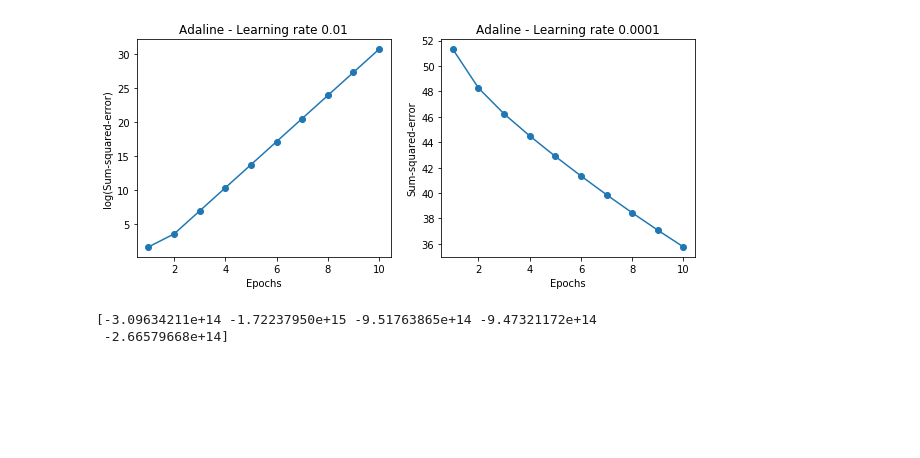
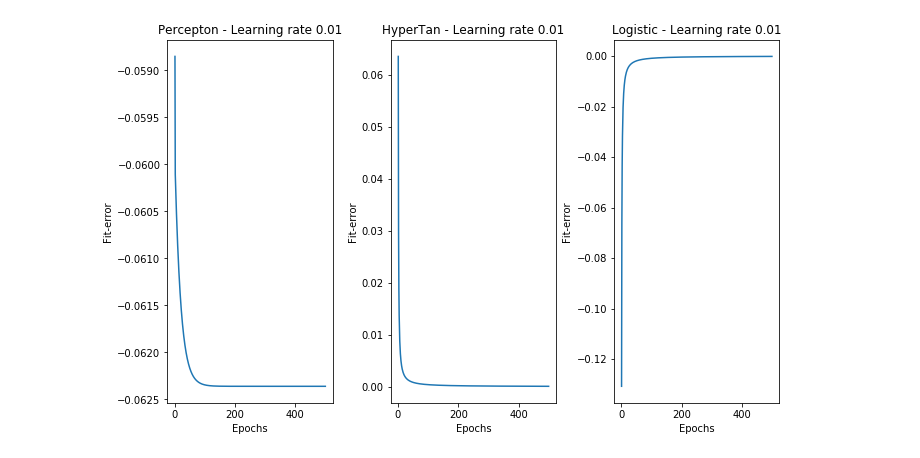
Before and after one commit to msarker000/ML_hw1, a Jupyter notebook: ML_hw1_7.ipynb, the cells around one changed output. Saved outputs shown, nothing was run; the diff lists cells and outputs as text; code cells hidden in the pictures; blank space fills up the shorter version.

```diff
--- a/ML_hw1_7.ipynb
+++ b/ML_hw1_7.ipynb
@@ -84,11 +137,0 @@ class DSELinearClassifier(object):
-# %%
-import pandas as pd
-from sklearn.datasets import load_iris
-from sklearn.model_selection import train_test_split
-from sklearn.metrics import classification_report
-import matplotlib.pyplot as plt
-
-X, y = load_iris(return_X_y=True)
-X = X[y != 2,:]
-y = y[y!=2]
-y[y==0]=-1
@@ -95,25 +232,27 @@ y[y==0]=-1
 # %%
-X_train, X_test, y_train, y_test = train_test_split(
-            X, y, test_size=0.33, random_state=42)
+# ploat epoch and fit_error
 
-fig, ax = plt.subplots(nrows=1, ncols=2, figsize=(10, 4))
-ada1 = DSELinearClassifier(n_iter=10, eta=0.01).fit(X, y)
-ax[0].plot(range(1, len(ada1.cost_) + 1),
-           np.log10(ada1.cost_), marker='o')
+fig, ax = plt.subplots(nrows=1, ncols=3, figsize=(10, 6))
+ax[0].plot(range(1, len(dseln_percepton._fit_errors) + 1),
+          dseln_percepton._fit_errors)
 ax[0].set_xlabel('Epochs')
-ax[0].set_ylabel('log(Sum-squared-error)')
-ax[0].set_title('Adaline - Learning rate 0.01')
-ada2 = DSELinearClassifier(n_iter=10, eta=0.0001).fit(X, y)
-ax[1].plot(range(1, len(ada2.cost_) + 1),
-           ada2.cost_, marker='o')
+ax[0].set_ylabel('Fit-error')
+ax[0].set_title('Percepton - Learning rate 0.01')
+
+ax[1].plot(range(1, len(dseln_hyperTan._fit_errors) + 1),
+           dseln_hyperTan._fit_errors)
 ax[1].set_xlabel('Epochs')
-ax[1].set_ylabel('Sum-squared-error')
-ax[1].set_title('Adaline - Learning rate 0.0001')
+ax[1].set_ylabel('Fit-error')
+ax[1].set_title('HyperTan - Learning rate 0.01')
+
+ax[2].plot(range(1, len(dseln_logistic._fit_errors) + 1),
+           dseln_logistic._fit_errors)
+ax[2].set_xlabel('Epochs')
+ax[2].set_ylabel('Fit-error')
+ax[2].set_title('Logistic - Learning rate 0.01')
+plt.subplots_adjust(top=0.92, bottom=0.08, left=0.10, right=0.95, hspace=0.25,
+                    wspace=0.35)
+
 plt.show()
 # %% [output]
-[figure, old version]
+[figure, new version]
-# %%
-print(ada1.w_)
-# %% [output]
-[-3.09634211e+14 -1.72237950e+15 -9.51763865e+14 -9.47321172e+14
- -2.66579668e+14]
```
Also changed, not shown: parts of 10 cells of this notebook, 1 other file.
